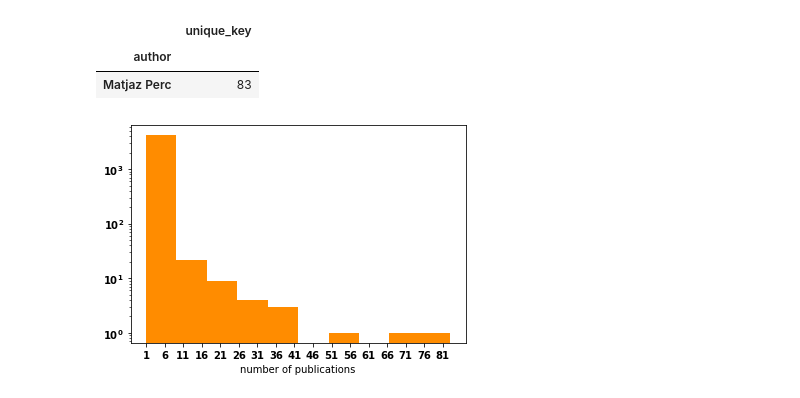
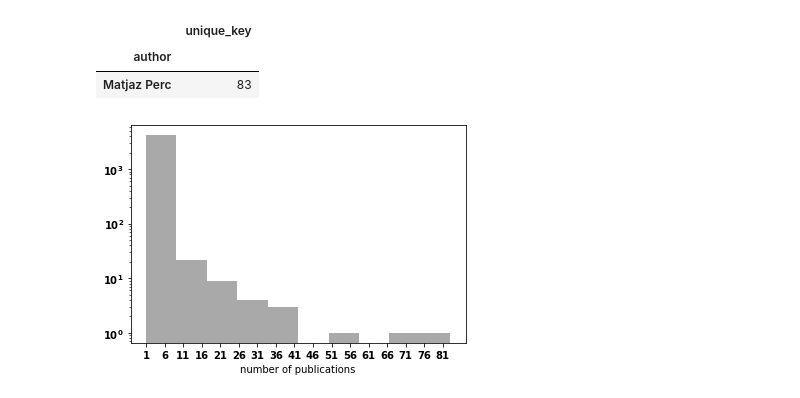
Before and after one commit to Nikoleta-v3/bibliometric-study-of-the-prisoners-dilemma, a Jupyter notebook: src/nbs/1. Results.ipynb, the cells around one changed output. Drawn from its saved outputs; the diff is of its cells as text; code cells hidden in the pictures.

```diff
--- a/src/nbs/1. Results.ipynb
+++ b/src/nbs/1. Results.ipynb
@@ -311,14 +368,14 @@ values = df[['author', 'unique_key']].drop_duplicates().groupby('author').count(
 # %%
 fig, ax = plt.subplots()
 
 ax.hist(np.sort(values.flatten()), log=True,
-        color='darkorange');
+        color='darkgrey');
 
 ax.set_xlabel('number of publications');
 
 plt.xticks(np.arange(min(values), max(values), 5.0));
 
 plt.savefig("../../assets/images/papers_per_author.pdf",
             bbox_inches="tight")
 # %% [output]
-[figure, old version]
+[figure, new version]
```
Also changed, not shown: parts of 18 cells of this notebook, 14 other files.
